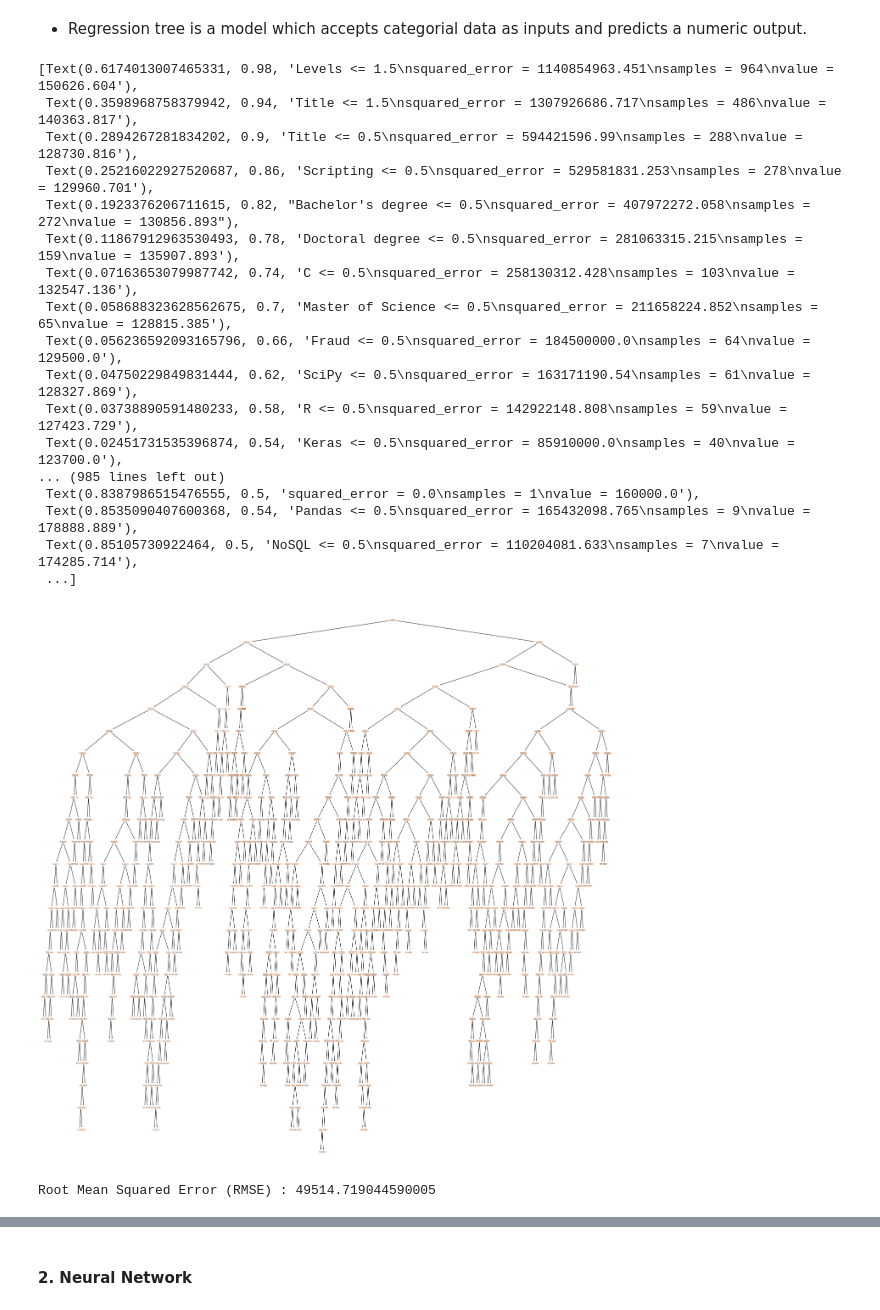
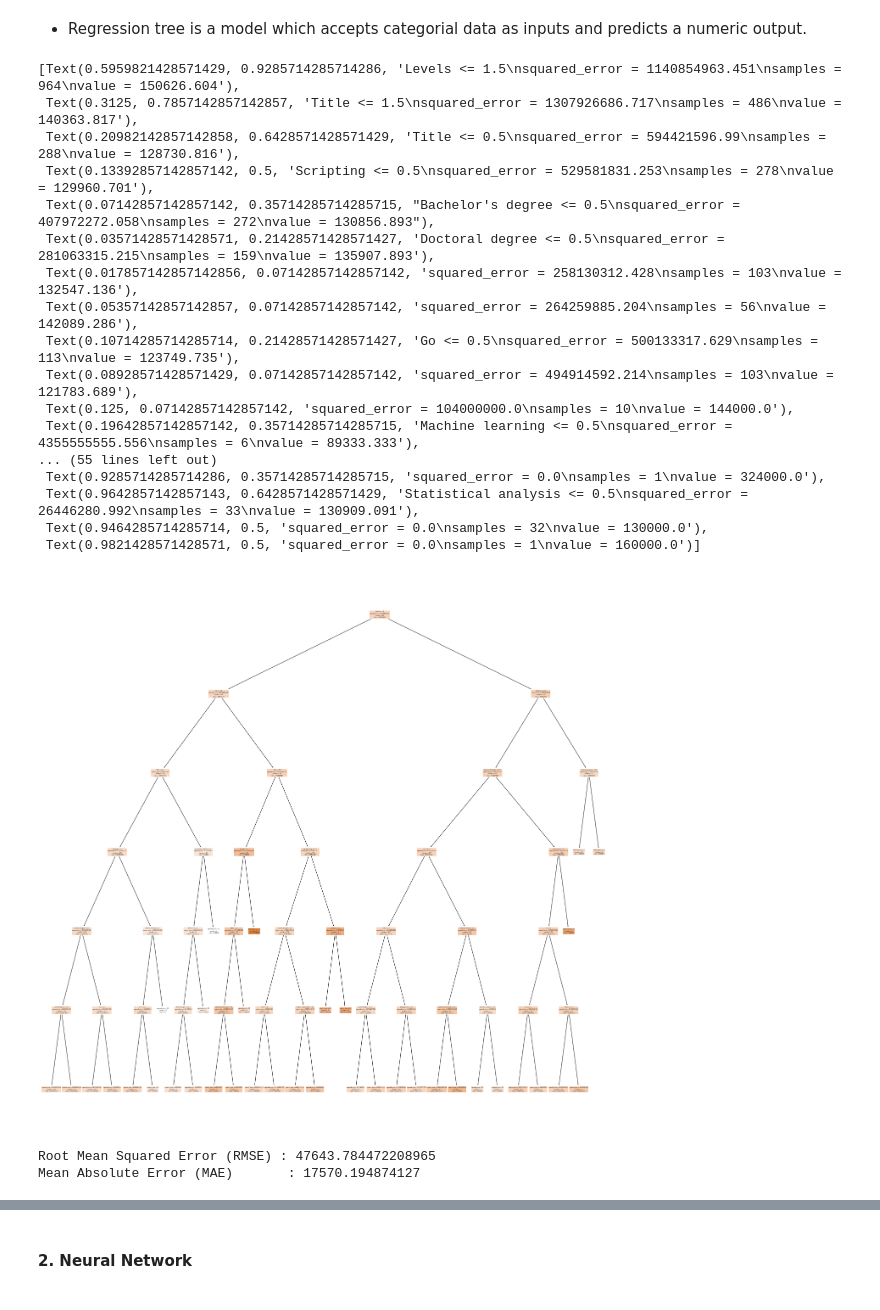
Before and after one commit to Junzhee/SC1015, a Jupyter notebook: mini_project/Data Science Job Postings and Salaries Analysis.ipynb, the cells around one changed output, grey strips where cells are left out. Cells and saved outputs as stored; diff of their text form; code cells hidden in the pictures.

```diff
--- a/mini_project/Data Science Job Postings and Salaries Analysis.ipynb
+++ b/mini_project/Data Science Job Postings and Salaries Analysis.ipynb
@@ -413,34 +435,34 @@ test_X = test.drop(columns = ['Job_ID','Salary','count'])
 test_y = pd.DataFrame(test['Salary'])
 # %%
 # create and fit regression tree
-dectree = DecisionTreeRegressor()
+dectree = DecisionTreeRegressor(max_depth = 6)
 dectree.fit(train_X, train_y)
 
 # plot the trained decision Tree
 f = plt.figure(figsize=(24,24))
 plot_tree(dectree,
           filled=True,
           rounded=True,
           feature_names= test_X.columns)
 # %% [output]
-[Text(0.6174013007465331, 0.98, 'Levels <= 1.5\nsquared_error = 1140854963.451\nsamples = 964\nvalue = 150626.604'),
- Text(0.3598968758379942, 0.94, 'Title <= 1.5\nsquared_error = 1307926686.717\nsamples = 486\nvalue = 140363.817'),
- Text(0.2894267281834202, 0.9, 'Title <= 0.5\nsquared_error = 594421596.99\nsamples = 288\nvalue = 128730.816'),
- Text(0.25216022927520687, 0.86, 'Scripting <= 0.5\nsquared_error = 529581831.253\nsamples = 278\nvalue = 129960.701'),
- Text(0.1923376206711615, 0.82, "Bachelor's degree <= 0.5\nsquared_error = 407972272.058\nsamples = 272\nvalue = 130856.893"),
- Text(0.11867912963530493, 0.78, 'Doctoral degree <= 0.5\nsquared_error = 281063315.215\nsamples = 159\nvalue = 135907.893'),
- Text(0.07163653079987742, 0.74, 'C <= 0.5\nsquared_error = 258130312.428\nsamples = 103\nvalue = 132547.136'),
- Text(0.058688323628562675, 0.7, 'Master of Science <= 0.5\nsquared_error = 211658224.852\nsamples = 65\nvalue = 128815.385'),
- Text(0.056236592093165796, 0.66, 'Fraud <= 0.5\nsquared_error = 184500000.0\nsamples = 64\nvalue = 129500.0'),
- Text(0.04750229849831444, 0.62, 'SciPy <= 0.5\nsquared_error = 163171190.54\nsamples = 61\nvalue = 128327.869'),
- Text(0.03738890591480233, 0.58, 'R <= 0.5\nsquared_error = 142922148.808\nsamples = 59\nvalue = 127423.729'),
- Text(0.02451731535396874, 0.54, 'Keras <= 0.5\nsquared_error = 85910000.0\nsamples = 40\nvalue = 123700.0'),
-... (985 lines left out)
- Text(0.8387986515476555, 0.5, 'squared_error = 0.0\nsamples = 1\nvalue = 160000.0'),
- Text(0.8535090407600368, 0.54, 'Pandas <= 0.5\nsquared_error = 165432098.765\nsamples = 9\nvalue = 178888.889'),
- Text(0.85105730922464, 0.5, 'NoSQL <= 0.5\nsquared_error = 110204081.633\nsamples = 7\nvalue = 174285.714'),
- ...]
+[Text(0.5959821428571429, 0.9285714285714286, 'Levels <= 1.5\nsquared_error = 1140854963.451\nsamples = 964\nvalue = 150626.604'),
+ Text(0.3125, 0.7857142857142857, 'Title <= 1.5\nsquared_error = 1307926686.717\nsamples = 486\nvalue = 140363.817'),
+ Text(0.20982142857142858, 0.6428571428571429, 'Title <= 0.5\nsquared_error = 594421596.99\nsamples = 288\nvalue = 128730.816'),
+ Text(0.13392857142857142, 0.5, 'Scripting <= 0.5\nsquared_error = 529581831.253\nsamples = 278\nvalue = 129960.701'),
+ Text(0.07142857142857142, 0.35714285714285715, "Bachelor's degree <= 0.5\nsquared_error = 407972272.058\nsamples = 272\nvalue = 130856.893"),
+ Text(0.03571428571428571, 0.21428571428571427, 'Doctoral degree <= 0.5\nsquared_error = 281063315.215\nsamples = 159\nvalue = 135907.893'),
+ Text(0.017857142857142856, 0.07142857142857142, 'squared_error = 258130312.428\nsamples = 103\nvalue = 132547.136'),
+ Text(0.05357142857142857, 0.07142857142857142, 'squared_error = 264259885.204\nsamples = 56\nvalue = 142089.286'),
+ Text(0.10714285714285714, 0.21428571428571427, 'Go <= 0.5\nsquared_error = 500133317.629\nsamples = 113\nvalue = 123749.735'),
+ Text(0.08928571428571429, 0.07142857142857142, 'squared_error = 494914592.214\nsamples = 103\nvalue = 121783.689'),
+ Text(0.125, 0.07142857142857142, 'squared_error = 104000000.0\nsamples = 10\nvalue = 144000.0'),
+ Text(0.19642857142857142, 0.35714285714285715, 'Machine learning <= 0.5\nsquared_error = 4355555555.556\nsamples = 6\nvalue = 89333.333'),
+... (55 lines left out)
+ Text(0.9285714285714286, 0.35714285714285715, 'squared_error = 0.0\nsamples = 1\nvalue = 324000.0'),
+ Text(0.9642857142857143, 0.6428571428571429, 'Statistical analysis <= 0.5\nsquared_error = 26446280.992\nsamples = 33\nvalue = 130909.091'),
+ Text(0.9464285714285714, 0.5, 'squared_error = 0.0\nsamples = 32\nvalue = 130000.0'),
+ Text(0.9821428571428571, 0.5, 'squared_error = 0.0\nsamples = 1\nvalue = 160000.0')]
-[figure, old version]
+[figure, new version]
 # %%
 # predict test_y
 test_y_pred = dectree.predict(test_X)
@@ -450,5 +472,7 @@ mse = np.mean(np.square(np.array(test_y) - np.array(test_y_pred)))
 rmse = np.sqrt(mse)
 
 print("Root Mean Squared Error (RMSE) :", rmse)
+print("Mean Absolute Error (MAE) \t:", mean_absolute_error(test_y, test_y_pred))
 # %% [output]
-Root Mean Squared Error (RMSE) : 49514.719044590005
+Root Mean Squared Error (RMSE) : 47643.784472208965
+Mean Absolute Error (MAE)       : 17570.194874127
```
Also changed, not shown: parts of 38 cells of this notebook.
